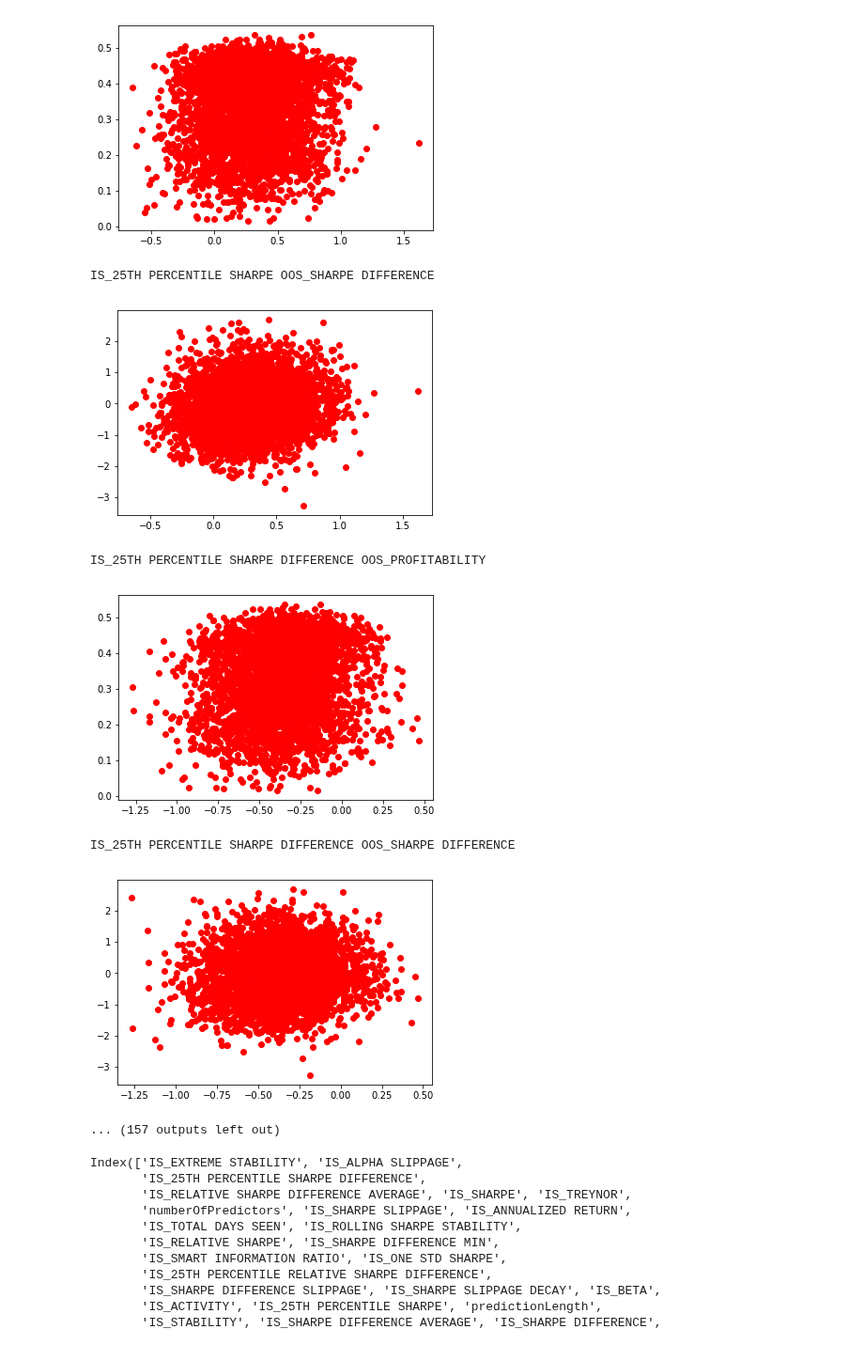
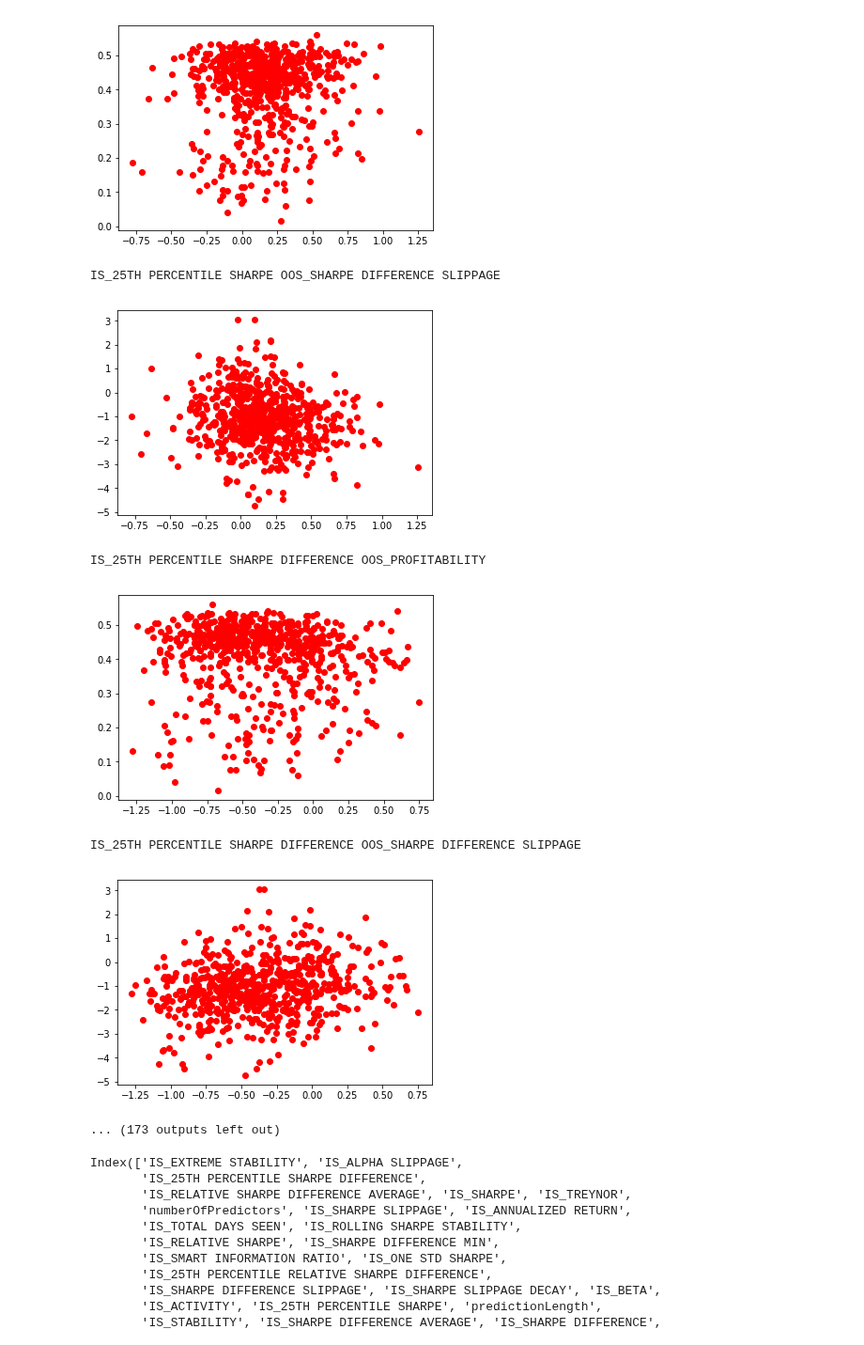
Before and after one commit to SignalBuilders/walkforwardTrader, a Jupyter notebook: Explore Data.ipynb, the cells around one changed output. Shown at 94% size. Cells and saved outputs as stored; diff of their text form; code cells hidden in the pictures.

Commit message:
adding factor models

```diff
--- a/Explore Data.ipynb
+++ b/Explore Data.ipynb
@@ -50,4 +50,4 @@ for mod in allValidModels:
 # %%
 import params
 import curveTreeDB
-allModels = curveTreeDB.getValidModels(params.treeModels, returnEntireObject = True)
+allModels = curveTreeDB.getValidModels(params.curveModels, returnEntireObject = True)
@@ -56,6 +54,7 @@ KeyboardInterrupt:
 # %%
 import pandas as pd
 cleanedModels = []
+seenTickers = {}
 for item in allModels:
 #     del item["model"]
     try:
@@ -63,17 +62,21 @@ for item in allModels:
     except:
         pass
     try:
-        print(item["IS_PROFITABILITY"])
+        print(item["IS_PROFITABILITY"], item["lastXDays"], item["IS_BETA"], item["OOS_BETA"])
     except:
         continue
 #     if item["IS_SHARPE DIFFERENCE SLIPPAGE"] < 0.0:
 #         continue
+    if item["ticker"] not in seenTickers:
+        seenTickers[item["ticker"]] = 0
+    seenTickers[item["ticker"]] += 1
 #     del item["ticker"]
-    if item["IS_BETA"] > 0.3 or item["IS_PROFITABILITY SLIPPAGE"] < 0.51:
-        continue
+#     if item["IS_BETA"] > 0.3 or item["IS_PROFITABILITY SLIPPAGE"] < 0.51:
+#         continue
     itemKeys= list(item.keys())
     for key in itemKeys:
-        if key.startswith("OOS") and key != "OOS_PROFITABILITY" and key != "OOS_SHARPE DIFFERENCE":
+        if key.startswith("OOS") and key != "OOS_PROFITABILITY" and key != "OOS_SHARPE DIFFERENCE SLIPPAGE":
             del item[key]
     cleanedModels.append(item)
+print(seenTickers)
 # %% [output]
@@ -107,15 +110,15 @@ for col in cm.columns.values:
         groupsSharpe = cm.groupby([col])["OOS_PROFITABILITY"].mean()
         if len(groupsSharpe) < 20:
             print(groupsSharpe)
-            print(cm.groupby([col])["OOS_SHARPE DIFFERENCE"].mean())
+            print(cm.groupby([col])["OOS_SHARPE DIFFERENCE SLIPPAGE"].mean())
         print(col, "OOS_PROFITABILITY")
         xVals = cm[[col]].values
         yVals = cm[["OOS_PROFITABILITY"]].values
         plt.plot(xVals, yVals, 'ro')
         plt.show()
-        print(col, "OOS_SHARPE DIFFERENCE")
+        print(col, "OOS_SHARPE DIFFERENCE SLIPPAGE")
         xVals = cm[[col]].values
-        yVals = cm[["OOS_SHARPE DIFFERENCE"]].values
+        yVals = cm[["OOS_SHARPE DIFFERENCE SLIPPAGE"]].values
         plt.plot(xVals, yVals, 'ro')
         plt.show()
         plt.draw()
@@ -129,12 +132,12 @@ IS_25TH PERCENTILE RELATIVE SHARPE DIFFERENCE OOS_SHARPE DIFFERENCE
 IS_25TH PERCENTILE SHARPE OOS_PROFITABILITY
-[figure, old version]
+[figure, new version]
-IS_25TH PERCENTILE SHARPE OOS_SHARPE DIFFERENCE
+IS_25TH PERCENTILE SHARPE OOS_SHARPE DIFFERENCE SLIPPAGE
-[figure, old version]
+[figure, new version]
 IS_25TH PERCENTILE SHARPE DIFFERENCE OOS_PROFITABILITY
-[figure, old version]
+[figure, new version]
-IS_25TH PERCENTILE SHARPE DIFFERENCE OOS_SHARPE DIFFERENCE
+IS_25TH PERCENTILE SHARPE DIFFERENCE OOS_SHARPE DIFFERENCE SLIPPAGE
-[figure, old version]
+[figure, new version]
-... (157 outputs left out)
+... (173 outputs left out)
 # %%
 cm = pd.DataFrame(cleanedModels).dropna()
 cmInput = cm[list(set(cm.columns.values) - set(["OOS_SHARPE DIFFERENCE", "IS_FACTOR SHARPE", "IS_RAW BETA",  "OOS_SHARPE", "OOS_SHARPE SLIPPAGE", "combiner", "ticker"]))]
```
Also changed, not shown: parts of 6 cells of this notebook, 1 other file.
